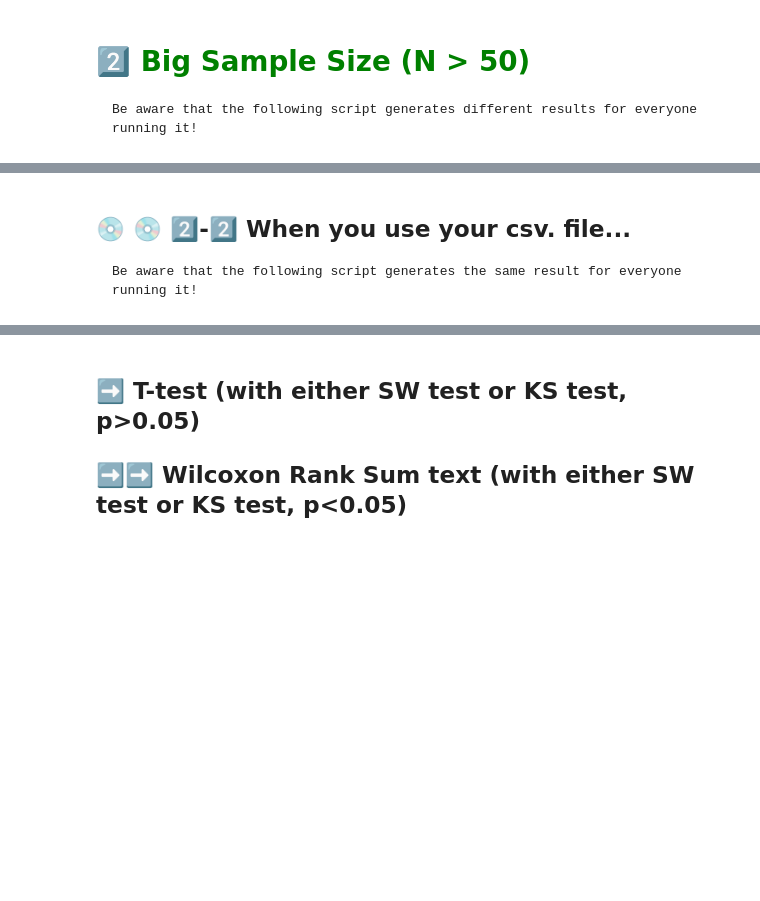
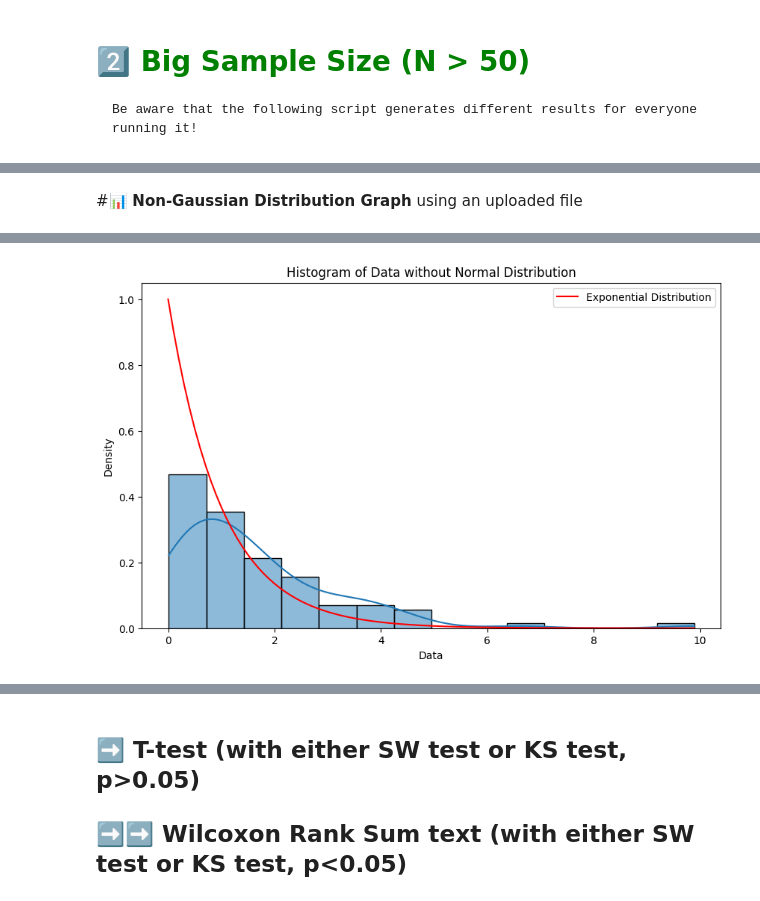
Before and after one commit to sieun1113/Pandas_Stats_Data_Analysis_2025, a Jupyter notebook: 11_NormalityTest_SWtest_KStest.ipynb, the cells around one changed output, grey strips where cells are left out. Saved outputs shown, nothing was run; the diff lists cells and outputs as text; code cells hidden in the pictures; blank space fills up the shorter version.

```diff
--- a/11_NormalityTest_SWtest_KStest.ipynb
+++ b/11_NormalityTest_SWtest_KStest.ipynb
@@ -193,33 +388,58 @@ Sample looks Gaussian (fail to reject H0)
-# %% [markdown]
-## 💿 💿 2️⃣-2️⃣ When you use your csv. file...
-    Be aware that the following script generates the same result for everyone running it!
+# %% [markdown]
+#📊 **Non-Gaussian Distribution Graph** using an uploaded file
 # %%
 import numpy as np
 import pandas as pd
+from scipy.stats import shapiro
+
+import matplotlib.pyplot as plt
 from scipy.stats import kstest, norm
+import seaborn as sns
 
-
-file = pd.read_csv('/content/GeneratedSampleData.csv')
-final_data = file['Values'] # [IMPORTANT] Column name should be specified, otherwise, ValueError occurs.
-print(final_data)
-print('\n')
+# Load the data from the CSV file
+data6_non_gaussian = pd.read_csv('/content/sample_data/GeneratedNonGaussianBigSampleData.csv')
+df6 = data6_non_gaussian['Values']  # Extract the column containing the data
 
 # Convert the data to a pandas DataFrame
-df = pd.DataFrame(final_data, columns=['Values'])
-print(df)
-print('\n')
+df6 = pd.DataFrame(df6, columns=['Values'])
 
-# Perform Shapiro-Wilk test for normality
-statistic, p_value = kstest(final_data, 'norm')
+# 💊 Perform Kolmogorov-Smirnov test for normality ⤵️
+statistic, p_value = kstest(df6['Values'], 'norm', args=(df6['Values'].mean(), df6['Values'].std()))
 
 # Print the test statistic and p-value
 print("Kolmogorov-Smirnov Test Statistic:", statistic)
 print("p-value:", p_value)
 
+
+# Print the test statistic and p-value
+print("Shapiro-Wilk Test Statistic:", statistic)
+print("p-value:", p_value)
+
+# Define the CTT (critical test threshold, aka., alpha)
+alpha = 0.05
+
 # Interpret the result
-alpha = 0.05
 if p_value > alpha:
     print("Sample looks Gaussian (fail to reject H0)")
 else:
     print("Sample does not look Gaussian (reject H0)")
+
+# Display the full set of data points
+print("Full set of data points:")
+print(df6)
+
+# Plot histogram of the data
+plt.figure(figsize=(10, 6))
+sns.histplot(df6, kde=True, color='skyblue', stat='density')
+
+# Plot exponential distribution curve (💊 Caution: Code lines for plotting Normal distribution curve is different!)
+scale = 1  # Exponential distribution scale parameter (mean)
+x = np.linspace(0, df6['Values'].max(), 100)
+plt.plot(x, expon.pdf(x, scale=scale), 'r-', label='Exponential Distribution')
+
+plt.xlabel('Data')
+plt.ylabel('Density')
+plt.title('Histogram of Data without Normal Distribution')
+plt.legend()
+plt.show()
 # %% [output]
@@ -242,0 +466 @@ Sample looks Gaussian (fail to reject H0)
+[figure, added]
```
Also changed, not shown: parts of 21 cells of this notebook.
